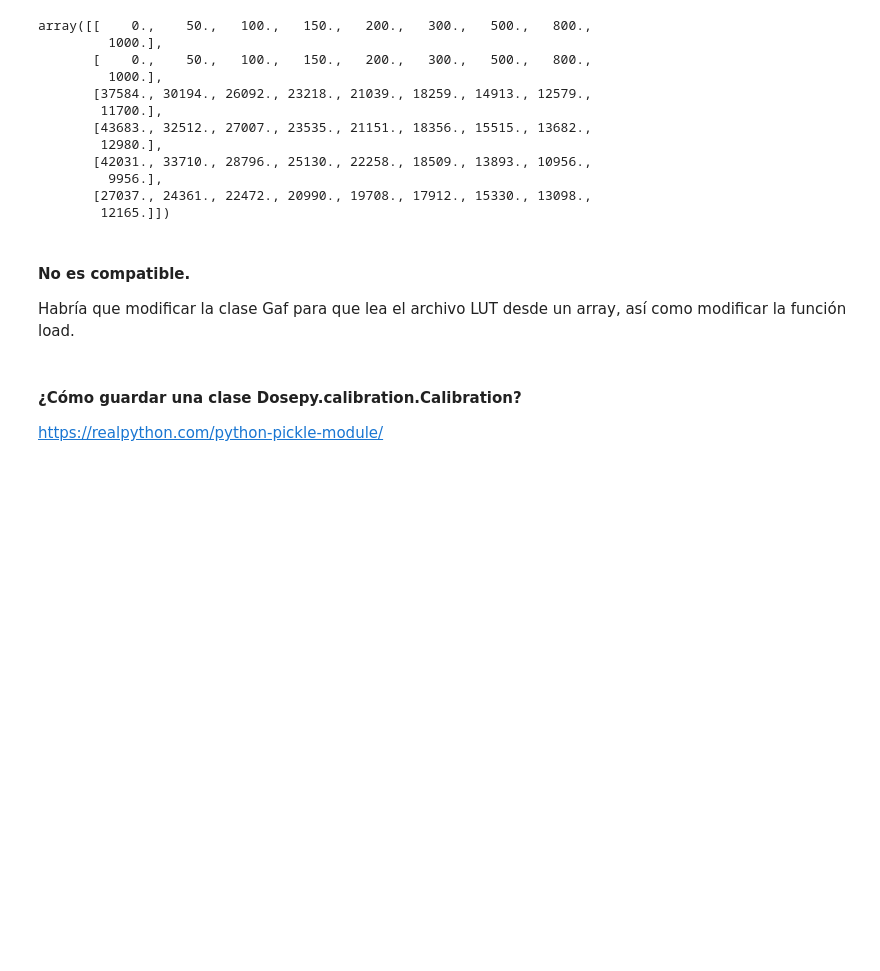
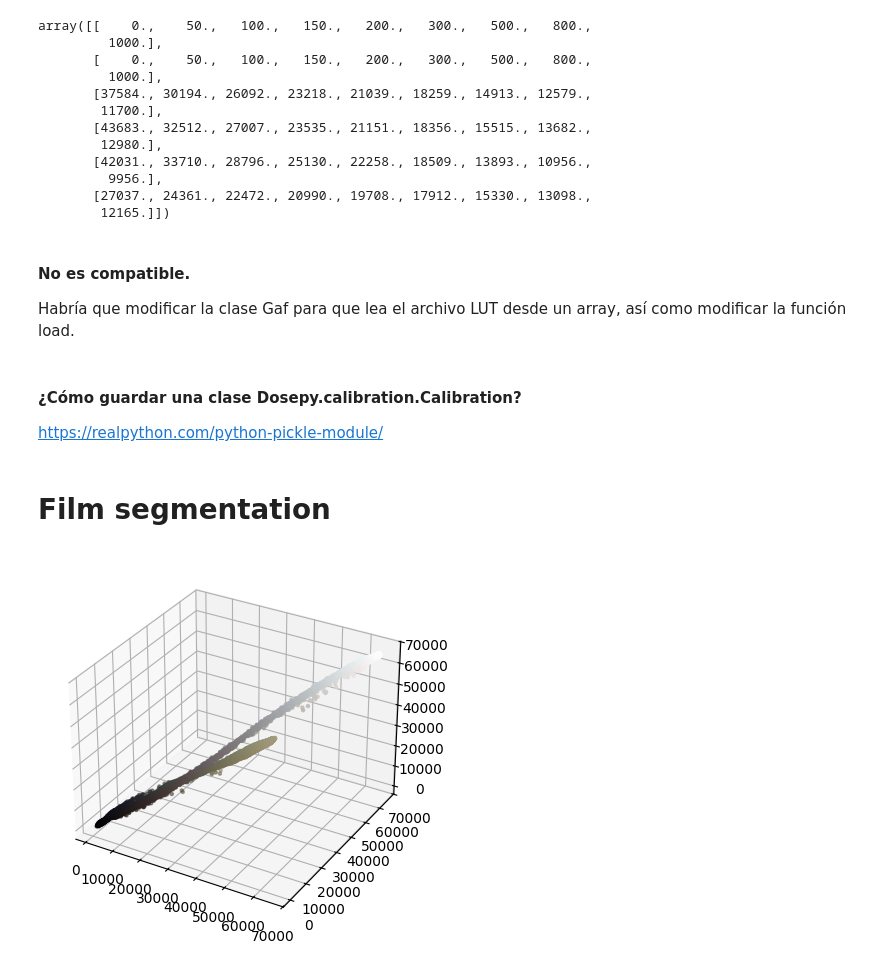
Before and after one commit to LuisOlivaresJ/Dosepy, a Jupyter notebook: src/Dosepy/tools/to_do_progress.ipynb, the cells around one changed output. Cells and saved outputs as stored; diff of their text form; code cells hidden in the pictures; blank space fills up the shorter version.

```diff
--- a/src/Dosepy/tools/to_do_progress.ipynb
+++ b/src/Dosepy/tools/to_do_progress.ipynb
@@ -45,3 +45,34 @@ Habría que modificar la clase Gaf para que lea el archivo LUT desde un array, a
 # %% [markdown]
 #### ¿Cómo guardar una clase Dosepy.calibration.Calibration?
 https://realpython.com/python-pickle-module/
+# %% [markdown]
+# Film segmentation
+# %%
+import imageio.v3 as iio
+import matplotlib.pyplot as plt
+import numpy as np
+
+from skimage.color import rgb2gray
+
+img_path = "/media/luis/TOMO/Dosepy/BQT_INCAN/Tiff/fondo001.tif"
+img = iio.imread(img_path)
+
+from mpl_toolkits import mplot3d
+from matplotlib import cm
+from matplotlib import colors
+
+r = img[:,:,0]
+g = img[:,:,1]
+b = img[:,:,2]
+# %%
+pixel_colors = img.reshape((np.shape(img)[0]*np.shape(img)[1], 3))
+norm = colors.Normalize(vmin=-1, vmax=1)
+norm.autoscale(pixel_colors)
+pixel_colors = norm(pixel_colors).tolist()
+# %%
+fig = plt.figure()
+axis = fig.add_subplot(1, 1, 1, projection="3d")
+axis.scatter3D(r.flatten(), g.flatten(), b.flatten(), facecolors=pixel_colors, marker=".")
+plt.show()
+# %% [output]
+[figure, added]
```
Also changed, not shown: parts of 4 cells of this notebook, 1 other file.
